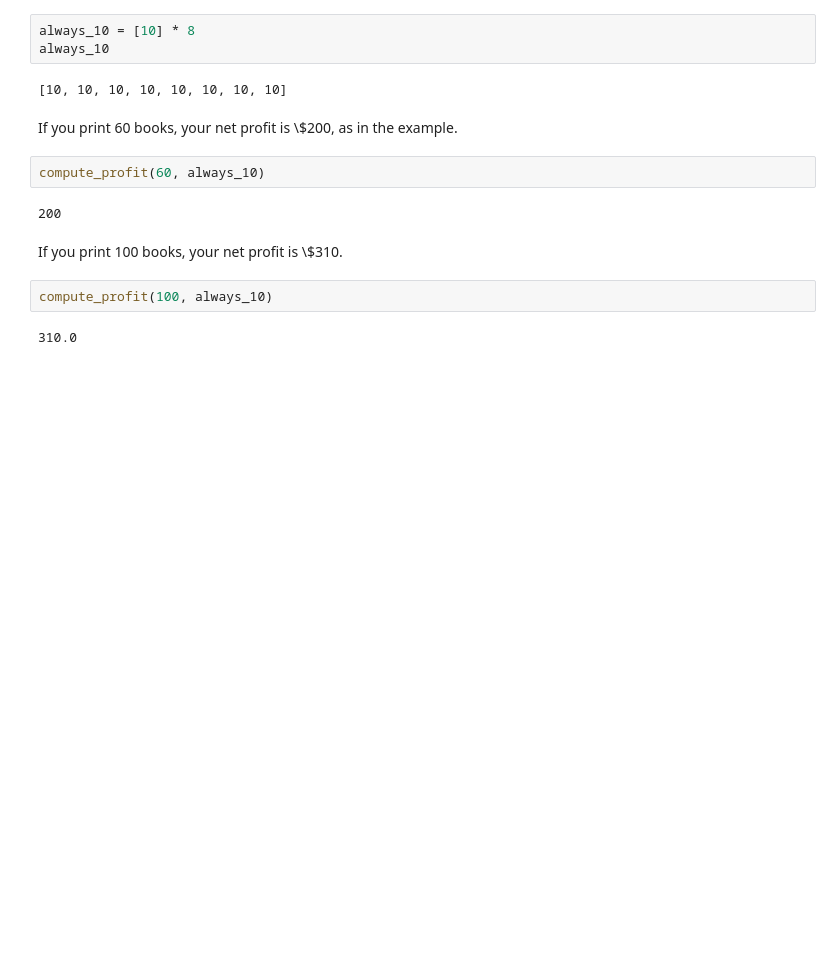
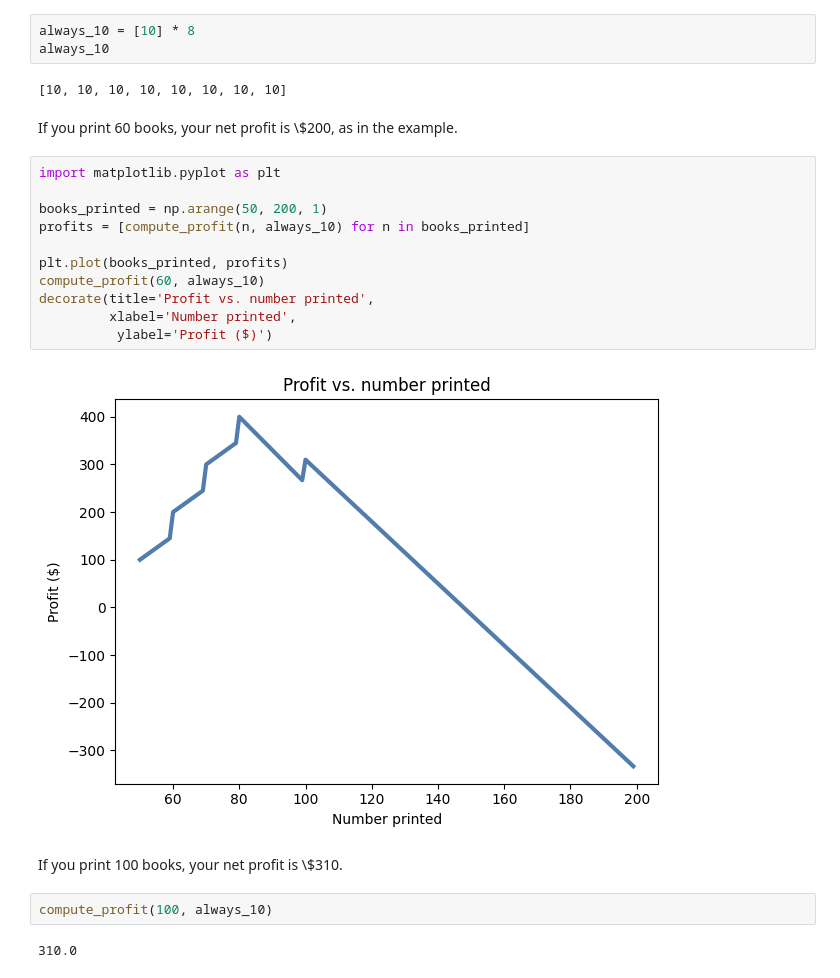
Before and after one commit to mat-ej/ThinkBayes2, a Jupyter notebook: notebooks/chap09.ipynb, the cells around one changed output. Drawn from its saved outputs; the diff is of its cells as text; blank space fills up the shorter version.

```diff
--- a/notebooks/chap09.ipynb
+++ b/notebooks/chap09.ipynb
@@ -1007,10 +1015,19 @@ always_10
 [10, 10, 10, 10, 10, 10, 10, 10]
 # %% [markdown]
 If you print 60 books, your net profit is \\$200, as in the example.
-# %%
-compute_profit(60, always_10)
-# %% [output]
-200
+# %%
+import matplotlib.pyplot as plt
+
+books_printed = np.arange(50, 200, 1)
+profits = [compute_profit(n, always_10) for n in books_printed]
+
+plt.plot(books_printed, profits)
+compute_profit(60, always_10)
+decorate(title='Profit vs. number printed',
+         xlabel='Number printed',
+          ylabel='Profit ($)')
+# %% [output]
+[figure, added]
 # %% [markdown]
 If you print 100 books, your net profit is \\$310.
 # %%
```
Also changed, not shown: parts of 19 cells of this notebook.
